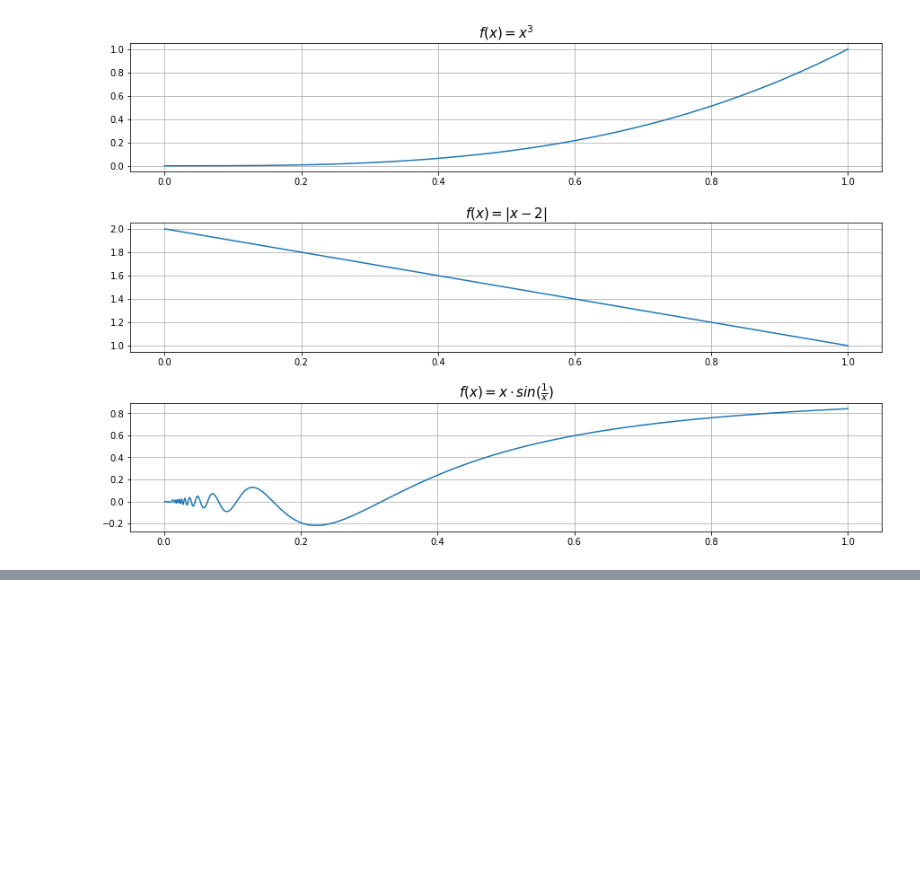
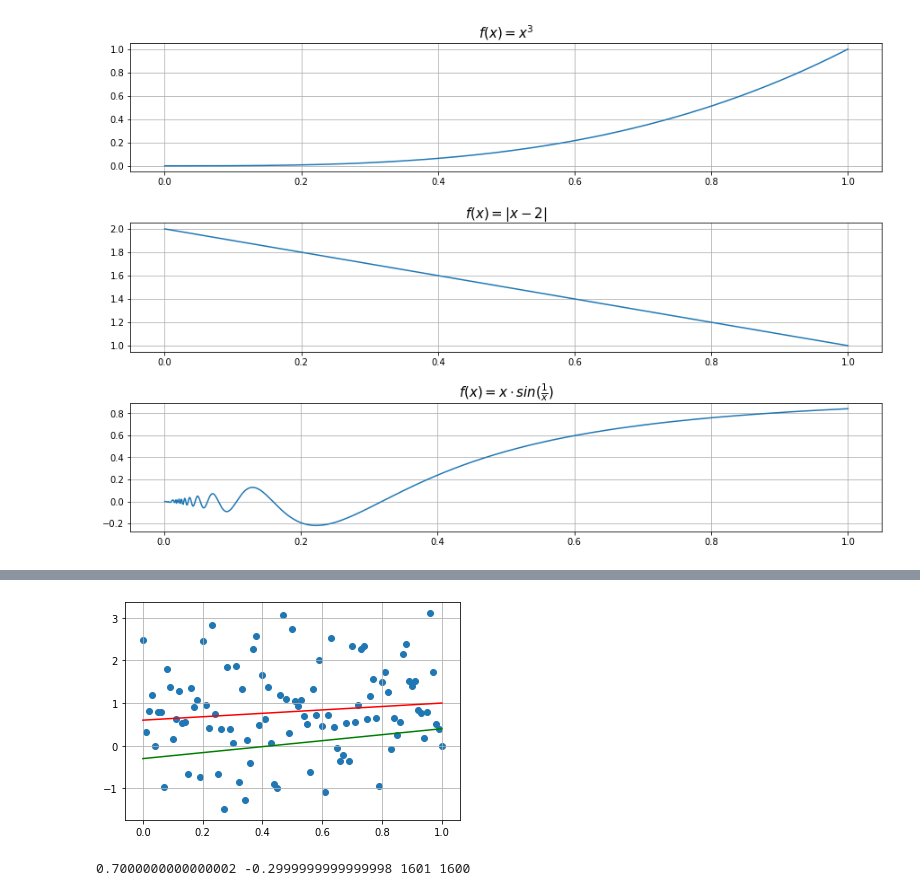
Before and after one commit to belpablo/Algorithms-21, a Jupyter notebook: Lab_2.ipynb, the cells around one changed output, grey strips where cells are left out. Cells and saved outputs as stored; diff of their text form; code cells hidden in the pictures; blank space fills up the shorter version.

```diff
--- a/Lab_2.ipynb
+++ b/Lab_2.ipynb
@@ -164,0 +174,79 @@ plt.show()
+# %%
+import numpy as np
+import matplotlib.pyplot as plt
+
+
+# Initialization part
+def linear_approx(x, a, b):
+    return a * x + b
+
+
+def rational_approx(x, a, b):
+    return a / (1 + b * x)
+
+
+def least_squares_func(func, x_arr, y_arr, a, b):
+
+    ans = 0
+    for i in range(len(x_arr)):
+        ans += np.square(func(x_arr[i], a, b) - y_arr[i])
+
+    return ans
+
+
+def exhaustive_search_min_2dim(func, x_arr, y_arr, left_boundary = -2, right_boundary = 2, eps = 1e-3):
+
+    nodes_num = int(1 + (right_boundary - left_boundary) / eps)     # number of nodes in each grid for a and b == len(grid)
+    grid = np.linspace(left_boundary, right_boundary, nodes_num)    # grid of values of a and b
+
+    func_call_count = 0                                             # least_squares_func calls counter
+    iter_num = 0                                                    # number of iterations counter
+
+    a_min, b_min = grid[0], grid[0]
+    func_min = least_squares_func(func, x_arr, y_arr, a_min, b_min)
+    func_call_count += 1
+
+    for i in range(nodes_num):                                      # exhaustive search part
+        for j in range(nodes_num):
+            if (i != 0) and (j != 0):
+
+                func_curr = least_squares_func(func, x_arr, y_arr, grid[i], grid[j])
+                func_call_count += 1
+                iter_num += 1
+
+                if func_curr < func_min:
+                    a_min, b_min = grid[i], grid[j]
+                    func_min = func_curr
+
+    return a_min, b_min, func_call_count, iter_num
+
+
+# Working part
+np.random.seed(7)
+alpha, beta = np.random.random(), np.random.random()                # random parameters for approximant function
+
+el_num = 101                                                        # number of known values of x_k, y_k and delta_k
+mu, sigma = 0, 1                                                    # mean and standard deviation in N(0, 1)
+delta_arr = np.random.normal(mu, sigma, el_num)                     # array of delta_k
+
+x_arr = np.linspace(0, 1, el_num)                                   # independent variable x
+y_arr = alpha * x_arr + beta * np.ones(el_num) + delta_arr          # dependent variable y
+
+
+# Testing
+
+a_min, b_min, func_call_count, iter_num = exhaustive_search_min_2dim(linear_approx, x_arr, y_arr, eps = 1e-1)
+
+plt.scatter(x_arr, y_arr)
+plt.plot(x_arr, linear_approx(x_arr, a_min, b_min), c = 'r')
+
+a_min, b_min, func_call_count, iter_num = exhaustive_search_min_2dim(rational_approx, x_arr, y_arr, eps = 1e-1)
+plt.plot(x_arr, linear_approx(x_arr, a_min, b_min), c = 'g')
+
+plt.grid()
+# %% [output]
+[figure, added]
+# %%
+print(a_min, b_min, func_call_count, iter_num)
+# %% [output]
+0.7000000000000002 -0.2999999999999998 1601 1600
```
Also changed, not shown: parts of 2 cells of this notebook.
